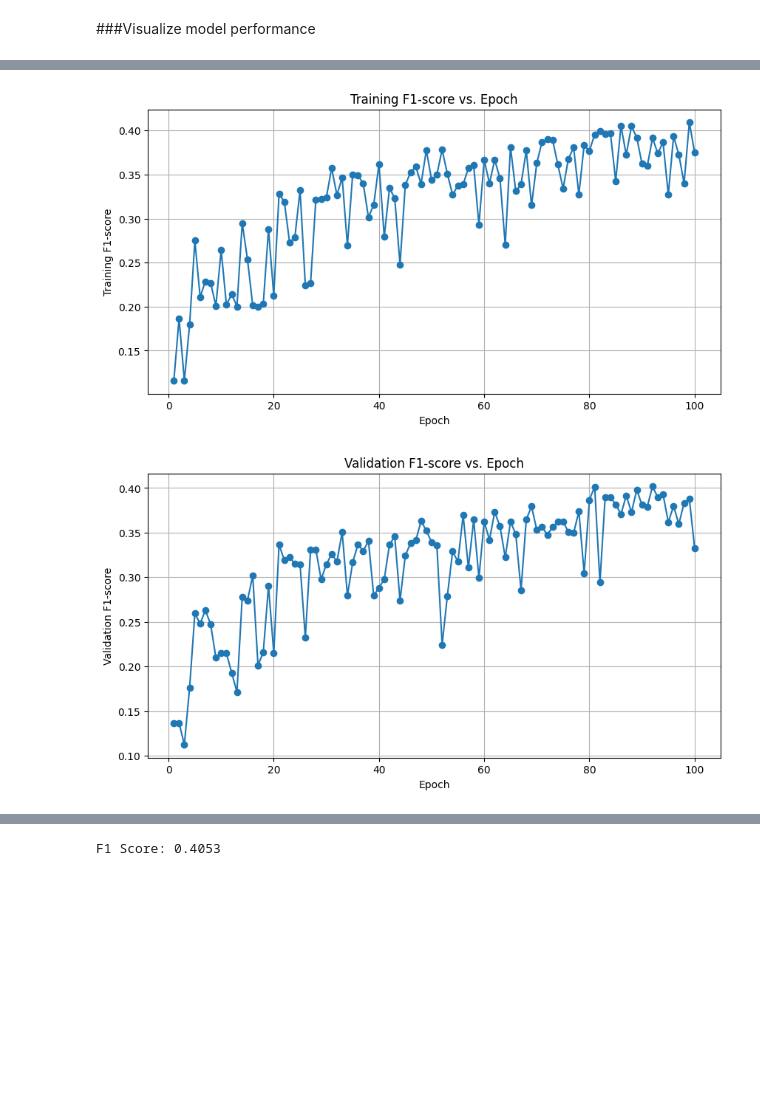
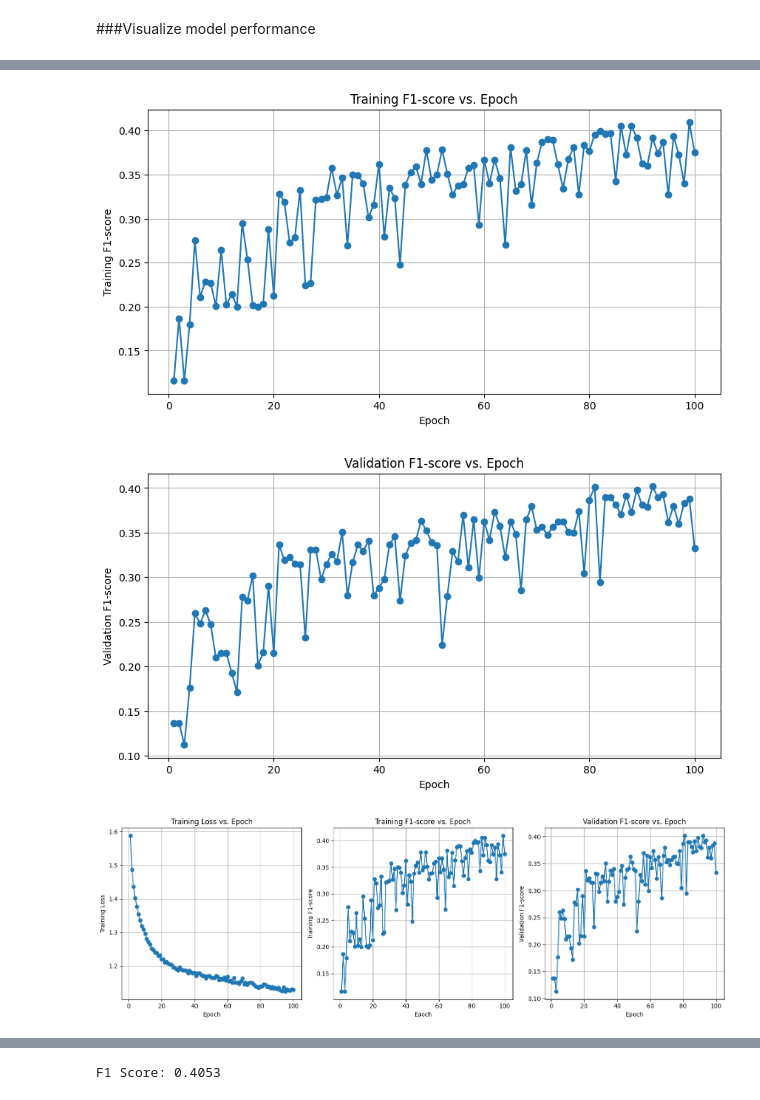
Before and after one commit to guillaumetougas/sbl_hyperspectral_ai, a Jupyter notebook: 02_scripts/sbl_hyperspec_1D_CNN.ipynb, the cells around one changed output, grey strips where cells are left out. Cells and saved outputs as stored; diff of their text form; code cells hidden in the pictures; blank space fills up the shorter version.

```diff
--- a/02_scripts/sbl_hyperspec_1D_CNN.ipynb
+++ b/02_scripts/sbl_hyperspec_1D_CNN.ipynb
@@ -350,33 +366,70 @@ Requirement already satisfied: threadpoolctl>=3.1.0 in /usr/local/lib/python3.10
 # Plotting Loss vs. Epoch
 plt.figure(figsize=(10, 5))
 plt.plot(range(1, num_epochs + 1), epoch_losses, marker='o') # x-axis: epoch number (1 to num_epochs), y-axis: epoch_losses
 plt.xlabel('Epoch')
 plt.ylabel('Training Loss')
 plt.title('Training Loss vs. Epoch')
 plt.grid(True)
 plt.show()
 
 # Plotting Training F1-score vs. Epoch
 plt.figure(figsize=(10, 5))
 plt.plot(range(1, num_epochs + 1), train_f1_scores, marker='o')
 plt.xlabel('Epoch')
 plt.ylabel('Training F1-score')
 plt.title('Training F1-score vs. Epoch')
 plt.grid(True)
 plt.show()
 
 # Plotting Validation F1-score vs. Epoch
 plt.figure(figsize=(10, 5))
 plt.plot(range(1, num_epochs + 1), val_f1_scores, marker='o')
 plt.xlabel('Epoch')
 plt.ylabel('Validation F1-score')
 plt.title('Validation F1-score vs. Epoch')
 plt.grid(True)
 plt.show()
+
+#Facet wrap 1x3
+
+fig, axes = plt.subplots(1, 3, figsize=(15, 5))  # 1 row, 3 columns
+
+# Plot data on each subplot (replace with your actual plotting code)
+axes[0].plot(range(1, num_epochs + 1), epoch_losses, marker='o')
+axes[0].set_xlabel('Epoch')
+axes[0].set_ylabel('Training Loss')
+axes[0].set_title('Training Loss vs. Epoch')
+axes[0].grid(True)
+
+fig.savefig('/content/drive/MyDrive/2024-Tougas-PhD/Data_SBL_HS_AI/figures/20241219_loss_vs_epoch.png')
+
+axes[1].plot(range(1, num_epochs + 1), train_f1_scores, marker='o')
+axes[1].set_xlabel('Epoch')
+axes[1].set_ylabel('Training F1-score')
+axes[1].set_title('Training F1-score vs. Epoch')
+axes[1].grid(True)
+
+fig.savefig('/content/drive/MyDrive/2024-Tougas-PhD/Data_SBL_HS_AI/figures/20241219_training_f1_vs_epoch.png')
+
+
+axes[2].plot(range(1, num_epochs + 1), val_f1_scores, marker='o')
+axes[2].set_xlabel('Epoch')
+axes[2].set_ylabel('Validation F1-score')
+axes[2].set_title('Validation F1-score vs. Epoch')
+axes[2].grid(True)
+
+fig.savefig('/content/drive/MyDrive/2024-Tougas-PhD/Data_SBL_HS_AI/figures/20241219_validation_f1_vs_epoch.png')
+
+plt.tight_layout()  # Adjust spacing between subplots
+plt.show()
+
+# Save the combined figure
+fig.savefig('/content/drive/MyDrive/2024-Tougas-PhD/Data_SBL_HS_AI/figures/20241219_combined_loss_f1_train_val_1x3.png')
 # %% [output]
 [figure]
 [figure]
 [figure]
+[figure, added]
 # %%
 # Get predictions for the entire validation set
 with torch.no_grad():
```
Also changed, not shown: parts of 6 cells of this notebook.
